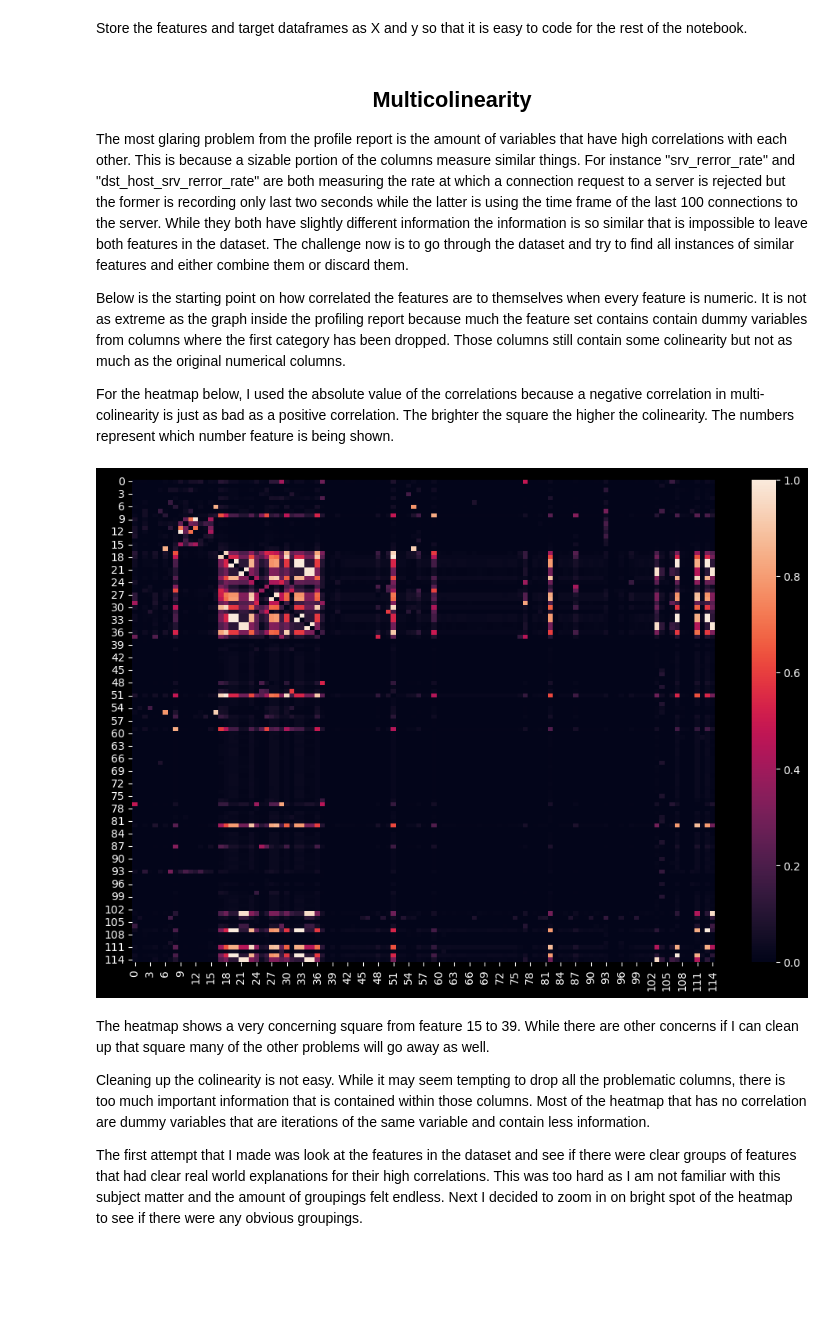
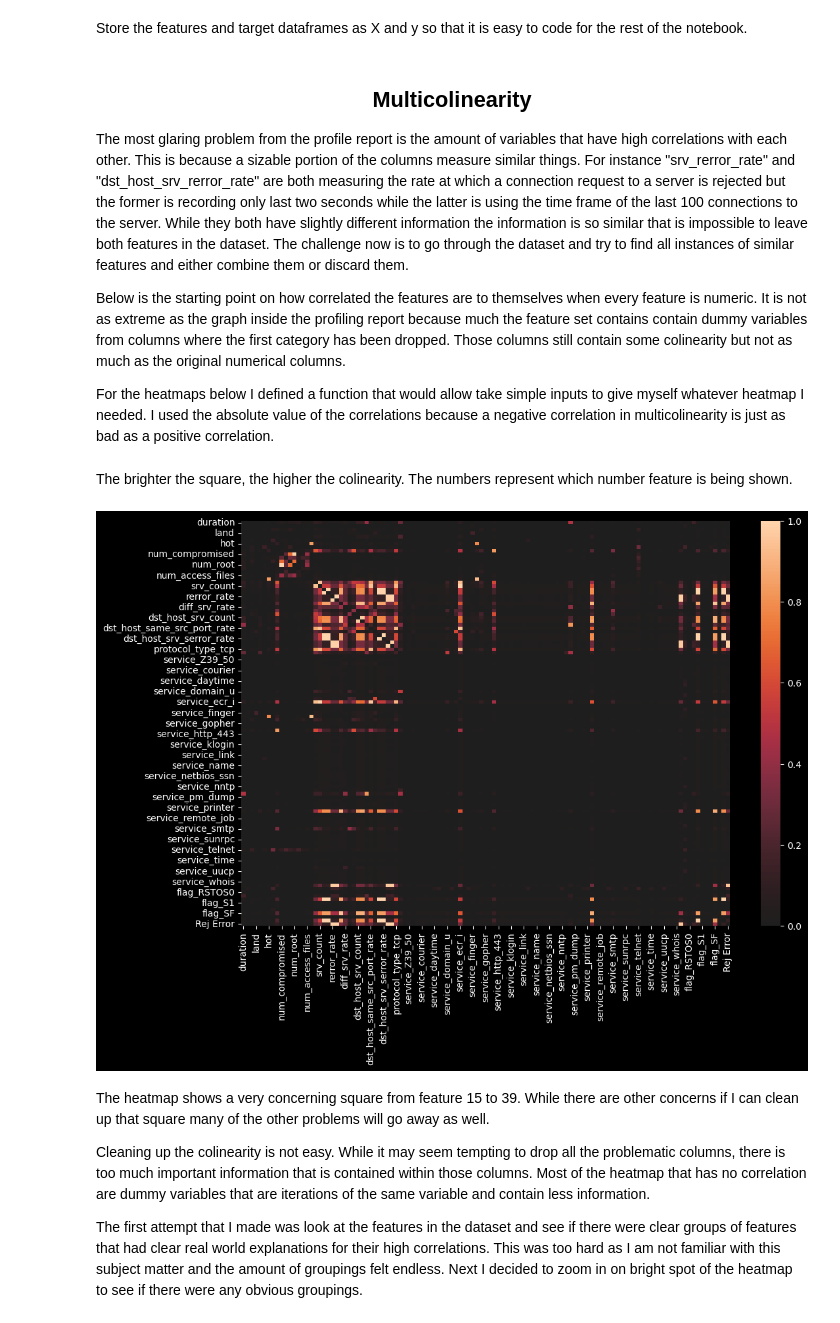
Before and after one commit to Jewdah18/Network-Intrusions, a Jupyter notebook: notebooks/Data Wrangling.ipynb, the cells around one changed output. Drawn from its saved outputs; the diff is of its cells as text; code cells hidden in the pictures; blank space fills up the shorter version.

```diff
--- a/notebooks/Data Wrangling.ipynb
+++ b/notebooks/Data Wrangling.ipynb
@@ -113,24 +113,34 @@ The most glaring problem from the profile report is the amount of variables that
 
 Below is the starting point on how correlated the features are to themselves when every feature is numeric. It is not as extreme as the graph inside the profiling report because much the feature set contains contain dummy variables from columns where the first category has been dropped. Those columns still contain some colinearity but not as much as the original numerical columns.
 
-For the heatmap below, I used the absolute value of the correlations because a negative correlation in multi-colinearity is just as bad as a positive correlation. The brighter the square the higher the colinearity. The numbers represent which number feature is being shown.
+For the heatmaps below I defined a function that would allow take simple inputs to give myself whatever heatmap I needed. I used the absolute value of the correlations because a negative correlation in multicolinearity is just as bad as a positive correlation.
 # %%
-# Create a numpy matrix that is easy to manipulate
-cm = np.matrix(abs(X.corr()))
-# Create a loop that replaces all the diagonal values with 0
-for i in range(X.shape[0]):
-    # Loop thorough the other axis of values
-    for j in range(X.shape[1]):
-        # All diagonal values happen when i == j
-        if i == j:
-            # set the diagonal value equal to 0
-            cm[i,j] = 0
-# Make the plot bigger
-plt.figure(figsize=(12, 8))
-# Plot the heatmap
-sns.heatmap(cm, vmin = 0, vmax = 1);
+# Function to get rid of all the diagonals in correlation heatmaps
+def zero_diagonal_heatmap(dfx, min = 0, max = None, color_map = None, threshhold = 0):
+    # give the max a base value
+    if max is None:
+        max = len(dfx)
+    # Create a numpy matrix that is easy to manipulate
+    cm = np.matrix(abs(dfx.iloc[:,min:max].corr()))
+    # Create a loop that replaces all the diagonal values with 0
+    for i in range(len(cm)):
+        # Loop thorough the other axis of values
+        for j in range(len(cm)):
+            # All diagonal values happen when i == j
+            if i == j:
+                # set the diagonal value equal to 0
+                cm[i,j] = 0
+    df_cm = pd.DataFrame(cm, columns = list(dfx.columns)[min:max], index = list(dfx.columns)[min:max])
+    # Make the plot bigger
+    plt.figure(figsize=(12, 8))
+    # Plot the heatmap
+    ax = sns.heatmap(df_cm, cmap = color_map, center = threshhold, vmin = 0, vmax = 1);
-# %% [output]
-[figure, removed]
+# %% [markdown]
+The brighter the square, the higher the colinearity. The numbers represent which number feature is being shown.
+# %%
+zero_diagonal_heatmap(X)
+# %% [output]
+[figure, added]
 # %% [markdown]
 The heatmap shows a very concerning square from feature 15 to 39. While there are other concerns if I can clean up that square many of the other problems will go away as well.
 
```
Also changed, not shown: parts of 18 cells of this notebook.
